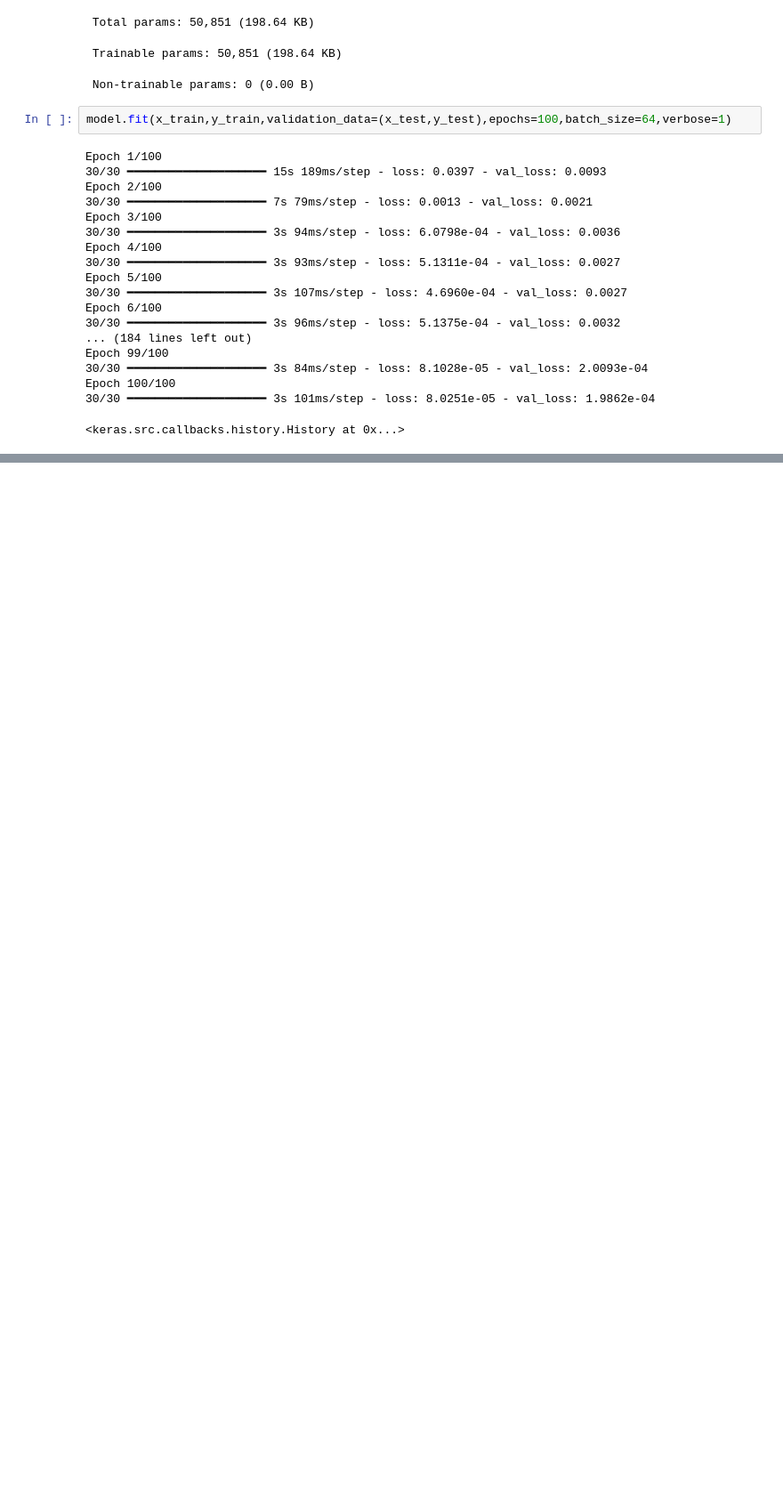
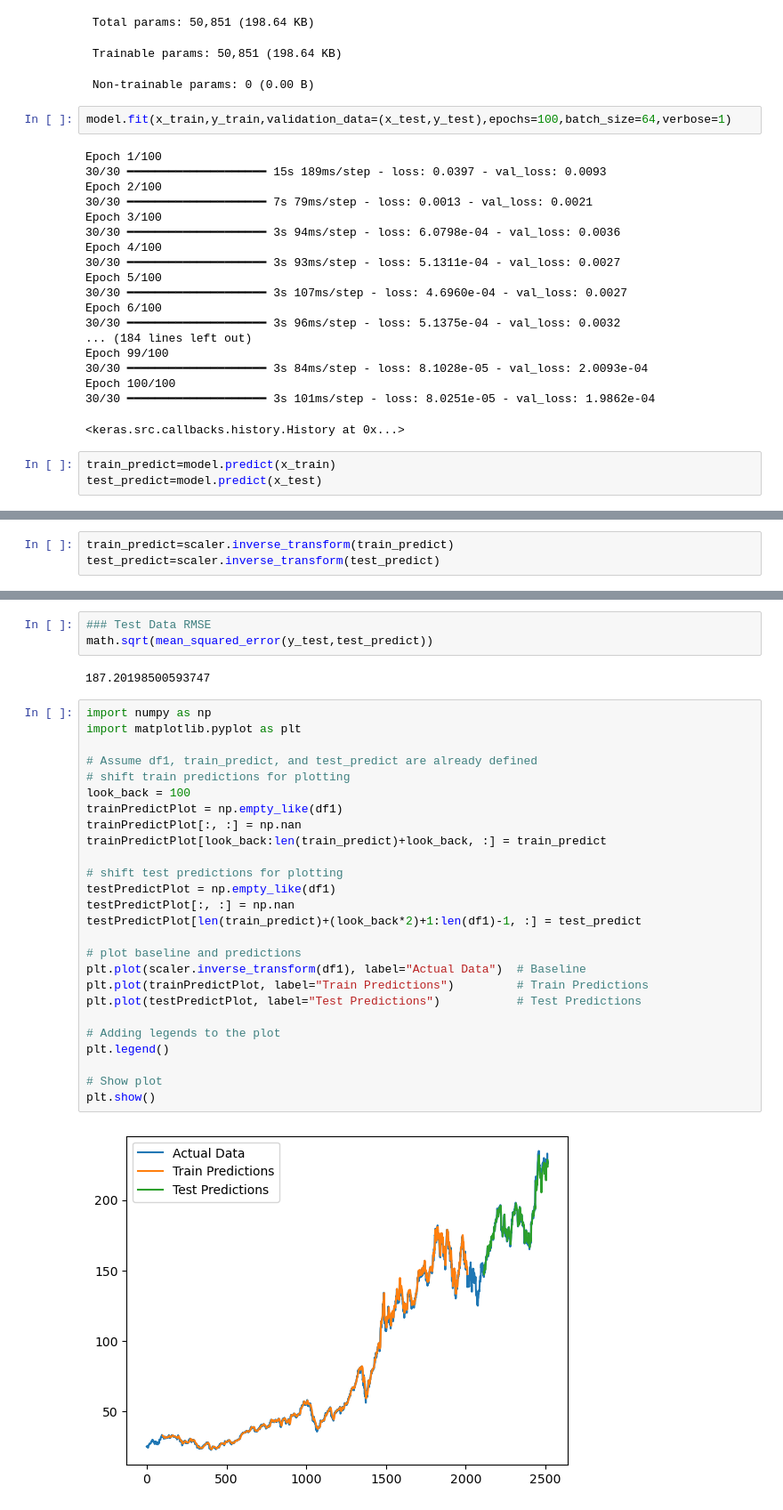
Before and after one commit to Luv-valecha/Stock_Price_Prediction, a Jupyter notebook: LSTM.ipynb, the cells around one changed output, grey strips where cells are left out. Shown: that part at 89% size. Drawn from its saved outputs; the diff is of its cells as text; blank space fills up the shorter version.

Commit message:
Added LSTM testing metrics and prediction plot

```diff
--- a/LSTM.ipynb
+++ b/LSTM.ipynb
@@ -215,3 +215,6 @@ Epoch 99/100
 Epoch 100/100
 30/30 ━━━━━━━━━━━━━━━━━━━━ 3s 101ms/step - loss: 8.0251e-05 - val_loss: 1.9862e-04
 <keras.src.callbacks.history.History at 0x...>
+# %%
+train_predict=model.predict(x_train)
+test_predict=model.predict(x_test)
@@ -217,0 +224,3 @@ Epoch 100/100
+# %%
+train_predict=scaler.inverse_transform(train_predict)
+test_predict=scaler.inverse_transform(test_predict)
@@ -217,0 +233,33 @@ Epoch 100/100
+# %%
+### Test Data RMSE
+math.sqrt(mean_squared_error(y_test,test_predict))
+# %% [output]
+187.20198500593747
+# %%
+import numpy as np
+import matplotlib.pyplot as plt
+
+# Assume df1, train_predict, and test_predict are already defined
+# shift train predictions for plotting
+look_back = 100
+trainPredictPlot = np.empty_like(df1)
+trainPredictPlot[:, :] = np.nan
+trainPredictPlot[look_back:len(train_predict)+look_back, :] = train_predict
+
+# shift test predictions for plotting
+testPredictPlot = np.empty_like(df1)
+testPredictPlot[:, :] = np.nan
+testPredictPlot[len(train_predict)+(look_back*2)+1:len(df1)-1, :] = test_predict
+
+# plot baseline and predictions
+plt.plot(scaler.inverse_transform(df1), label="Actual Data")  # Baseline
+plt.plot(trainPredictPlot, label="Train Predictions")         # Train Predictions
+plt.plot(testPredictPlot, label="Test Predictions")           # Test Predictions
+
+# Adding legends to the plot
+plt.legend()
+
+# Show plot
+plt.show()
+# %% [output]
+[figure, added]
```
Also changed, not shown: parts of 2 cells of this notebook.
